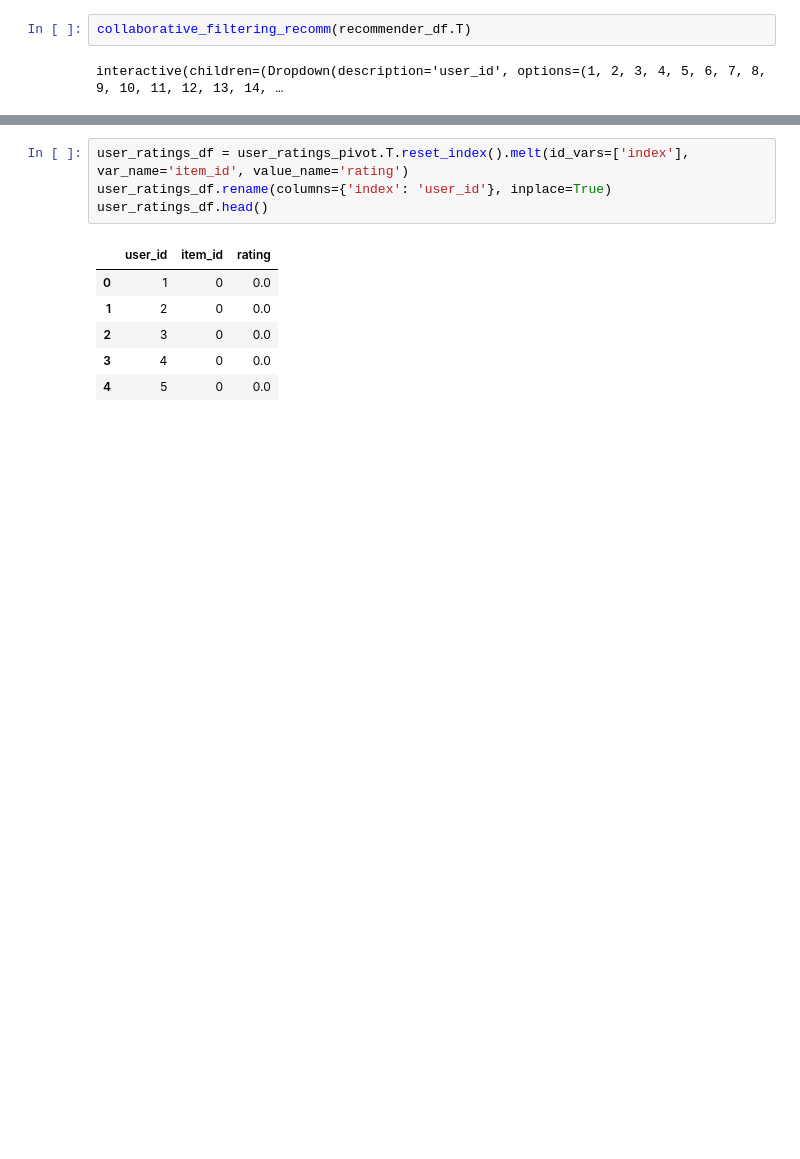
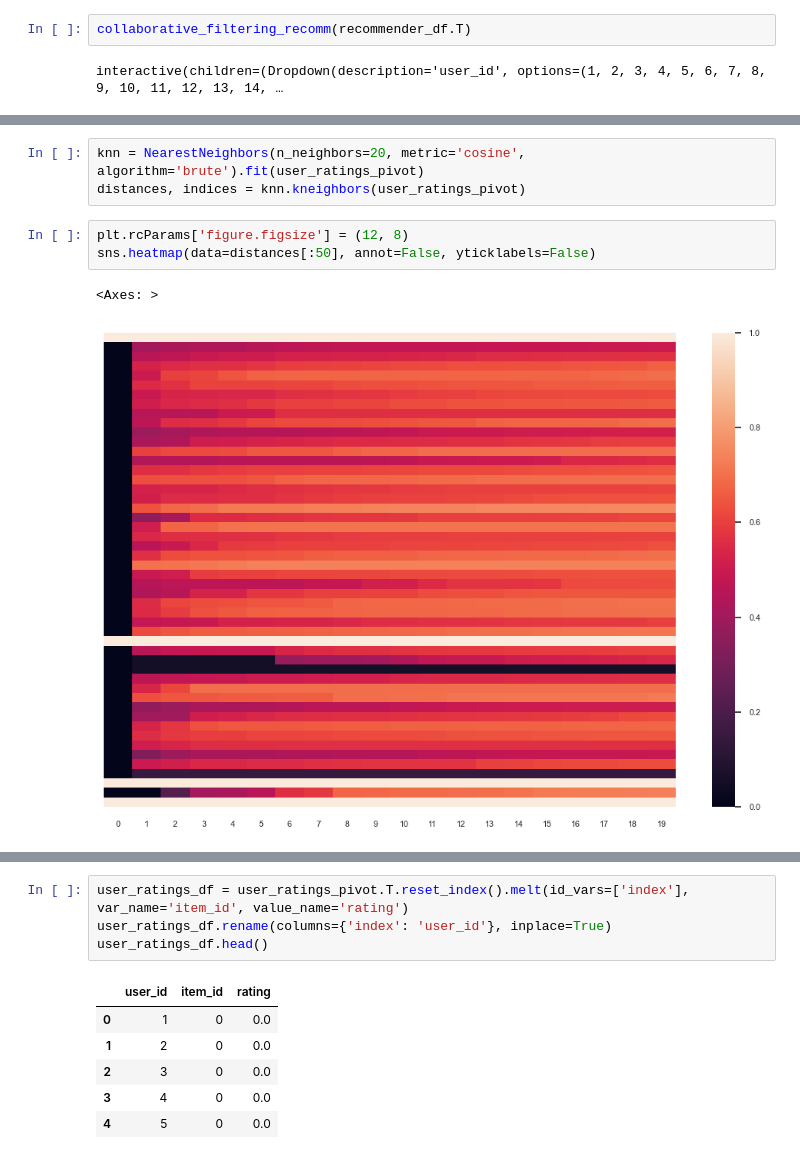
Before and after one commit to kike1985/Machine-Learning, a Jupyter notebook: 0401_Recommender_Systems_Movie.ipynb, the cells around one changed output, grey strips where cells are left out. Saved outputs shown, nothing was run; the diff lists cells and outputs as text; blank space fills up the shorter version.

```diff
--- a/0401_Recommender_Systems_Movie.ipynb
+++ b/0401_Recommender_Systems_Movie.ipynb
@@ -1263,0 +1283,9 @@ interactive(children=(Dropdown(description='user_id', options=(1, 2, 3, 4, 5, 6,
+# %%
+knn = NearestNeighbors(n_neighbors=20, metric='cosine', algorithm='brute').fit(user_ratings_pivot)
+distances, indices = knn.kneighbors(user_ratings_pivot)
+# %%
+plt.rcParams['figure.figsize'] = (12, 8)
+sns.heatmap(data=distances[:50], annot=False, yticklabels=False)
+# %% [output]
+<Axes: >
+[figure, added]
```
Also changed, not shown: parts of 15 cells of this notebook.
